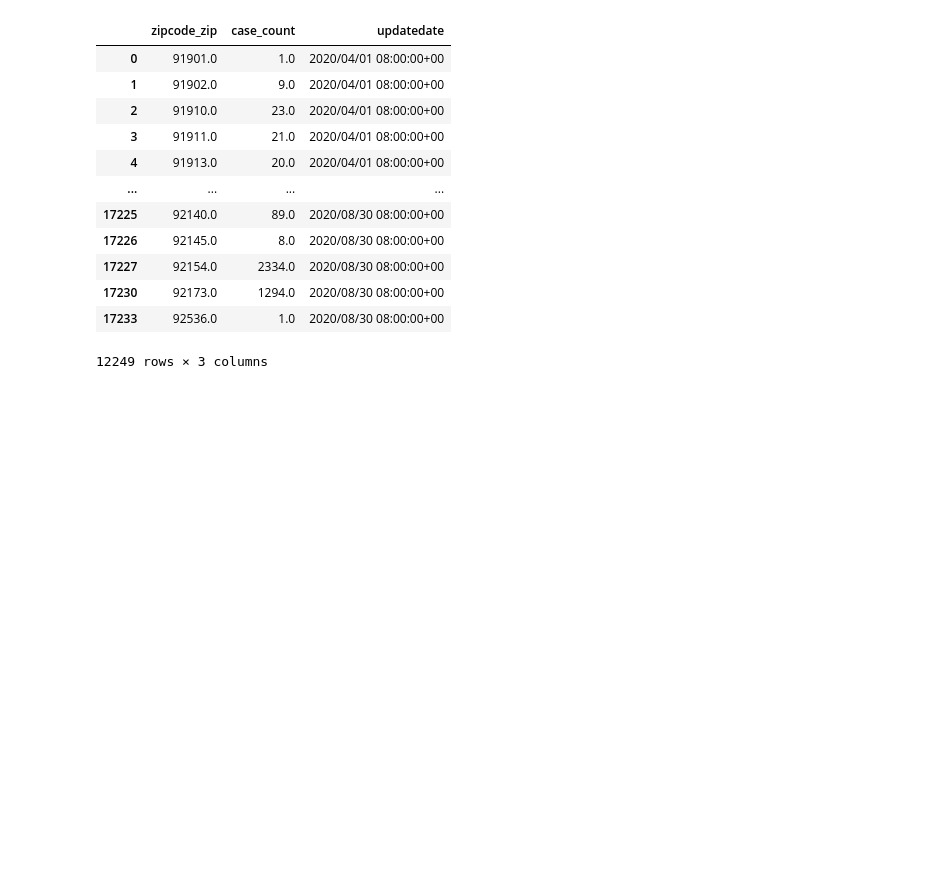
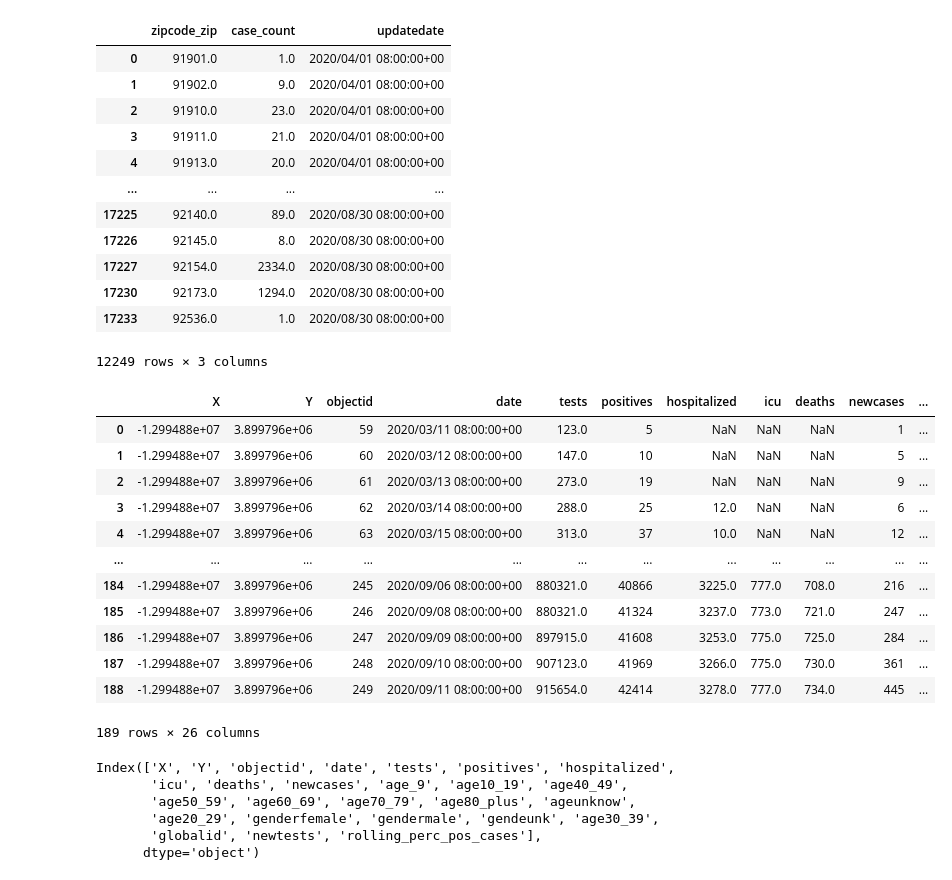
Before and after one commit to renaldyh27/COVID-Cool-for-School, a Jupyter notebook: api_exploration.ipynb, the cells around one changed output. Drawn from its saved outputs; the diff is of its cells as text; code cells hidden in the pictures; blank space fills up the shorter version.

```diff
--- a/api_exploration.ipynb
+++ b/api_exploration.ipynb
@@ -152,3 +153,29 @@ Zipcases
 | 17230 | 92173.0 | 1294.0 | 2020/08/30 08:00:00+00 |
 | 17233 | 92536.0 | 1.0 | 2020/08/30 08:00:00+00 |
 12249 rows × 3 columns
+# %%
+Demcases = pd.read_csv("Datasets/Demographics_San_Diego_County.csv")
+Demcases
+# %% [output]
+|  | X | Y | objectid | date | tests | positives | hospitalized | icu | deaths | newcases | ... |
+| 0 | -1.299488e+07 | 3.899796e+06 | 59 | 2020/03/11 08:00:00+00 | 123.0 | 5 | NaN | NaN | NaN | 1 | ... |
+| 1 | -1.299488e+07 | 3.899796e+06 | 60 | 2020/03/12 08:00:00+00 | 147.0 | 10 | NaN | NaN | NaN | 5 | ... |
+| 2 | -1.299488e+07 | 3.899796e+06 | 61 | 2020/03/13 08:00:00+00 | 273.0 | 19 | NaN | NaN | NaN | 9 | ... |
+| 3 | -1.299488e+07 | 3.899796e+06 | 62 | 2020/03/14 08:00:00+00 | 288.0 | 25 | 12.0 | NaN | NaN | 6 | ... |
+| 4 | -1.299488e+07 | 3.899796e+06 | 63 | 2020/03/15 08:00:00+00 | 313.0 | 37 | 10.0 | NaN | NaN | 12 | ... |
+| ... | ... | ... | ... | ... | ... | ... | ... | ... | ... | ... | ... |
+| 184 | -1.299488e+07 | 3.899796e+06 | 245 | 2020/09/06 08:00:00+00 | 880321.0 | 40866 | 3225.0 | 777.0 | 708.0 | 216 | ... |
+| 185 | -1.299488e+07 | 3.899796e+06 | 246 | 2020/09/08 08:00:00+00 | 880321.0 | 41324 | 3237.0 | 773.0 | 721.0 | 247 | ... |
+| 186 | -1.299488e+07 | 3.899796e+06 | 247 | 2020/09/09 08:00:00+00 | 897915.0 | 41608 | 3253.0 | 775.0 | 725.0 | 284 | ... |
+| 187 | -1.299488e+07 | 3.899796e+06 | 248 | 2020/09/10 08:00:00+00 | 907123.0 | 41969 | 3266.0 | 775.0 | 730.0 | 361 | ... |
+| 188 | -1.299488e+07 | 3.899796e+06 | 249 | 2020/09/11 08:00:00+00 | 915654.0 | 42414 | 3278.0 | 777.0 | 734.0 | 445 | ... |
+189 rows × 26 columns
+# %%
+Demcases.columns
+# %% [output]
+Index(['X', 'Y', 'objectid', 'date', 'tests', 'positives', 'hospitalized',
+       'icu', 'deaths', 'newcases', 'age_9', 'age10_19', 'age40_49',
+       'age50_59', 'age60_69', 'age70_79', 'age80_plus', 'ageunknow',
+       'age20_29', 'genderfemale', 'gendermale', 'gendeunk', 'age30_39',
+       'globalid', 'newtests', 'rolling_perc_pos_cases'],
+      dtype='object')
```
Also changed, not shown: parts of 8 cells of this notebook.
